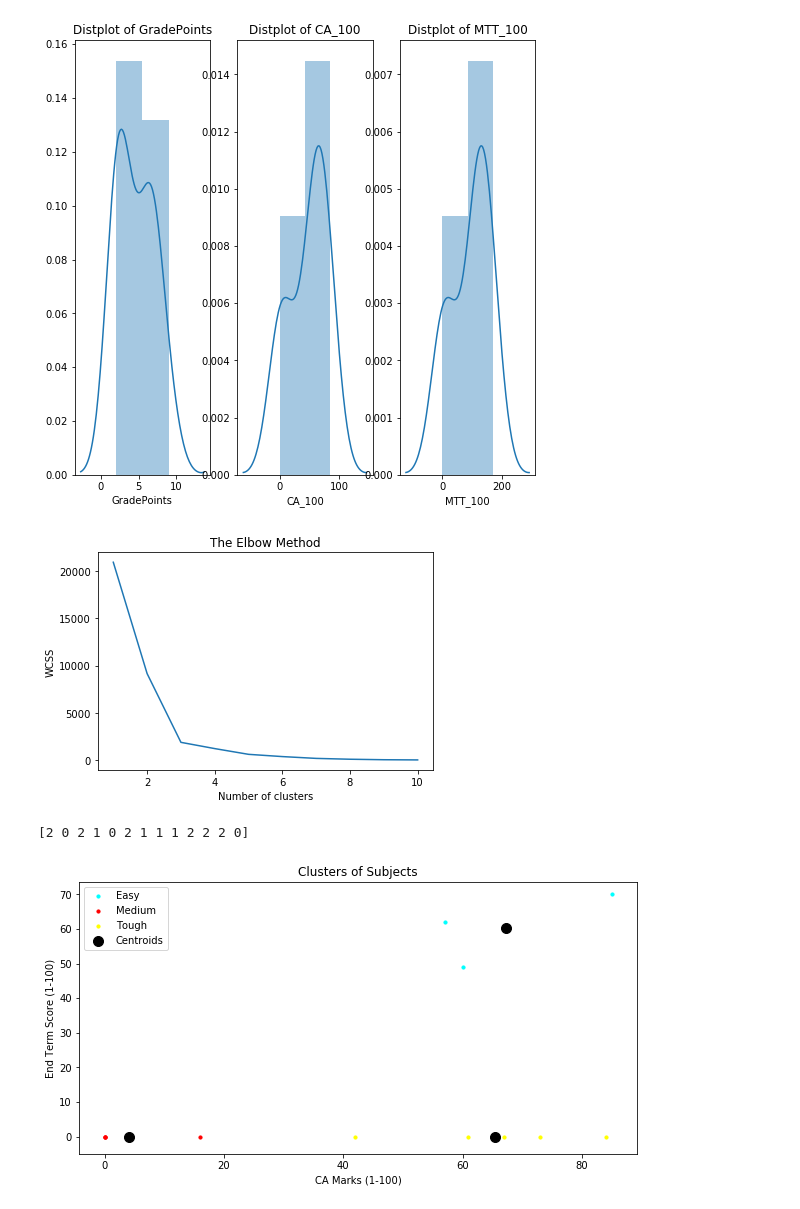
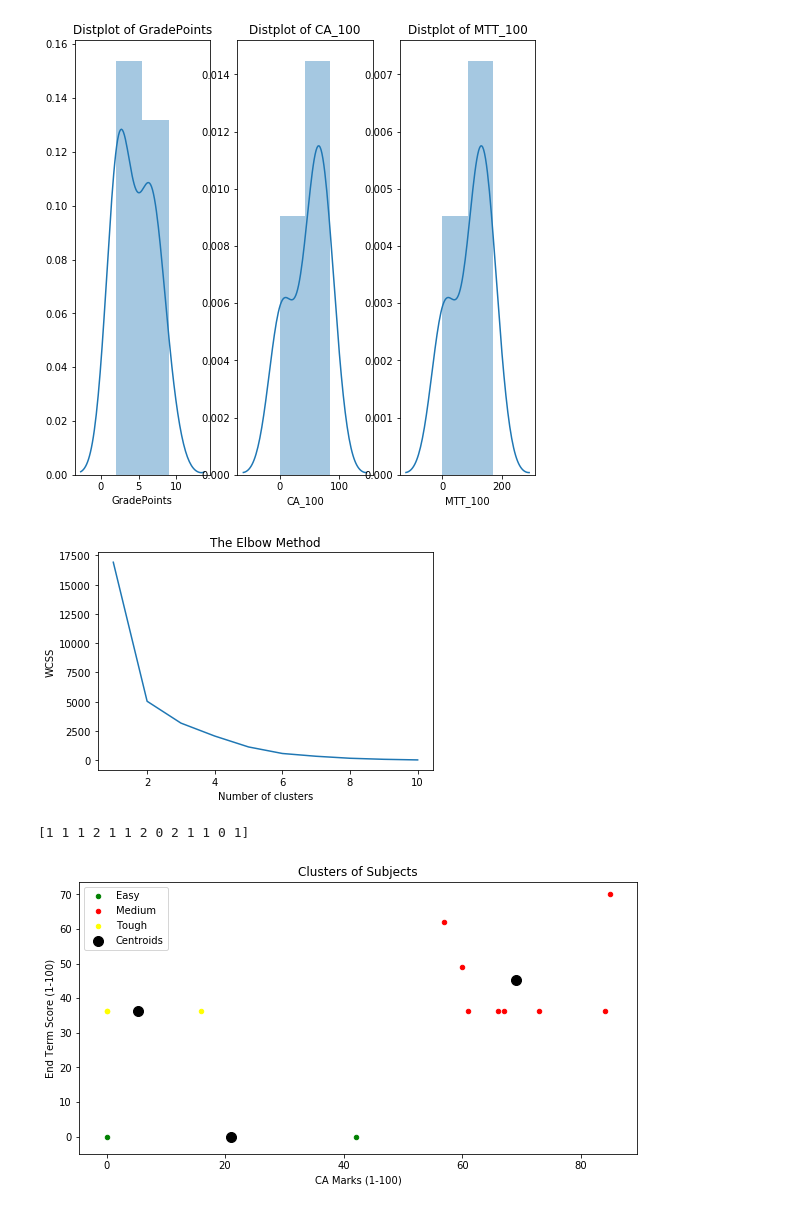
Before and after one commit to Yash-Pandey07/Clustring, a Jupyter notebook: Yash(11701070)_KM028.ipynb, the cells around one changed output. Saved outputs shown, nothing was run; the diff lists cells and outputs as text; code cells hidden in the pictures.

```diff
--- a/Yash(11701070)_KM028.ipynb
+++ b/Yash(11701070)_KM028.ipynb
@@ -225 +223,3 @@ for index,row in df1.iterrows():
+# %%
+df1['EndTerm']=new_list
 # %%
@@ -245,4 +242,5 @@ dtype: int64
 # %%
 df1['CA_100'].fillna((df1['CA_100'].mean()), inplace=True)
 df1['ETP_100'].fillna((df1['ETP_100'].mean()), inplace=True)
+df1['ETT_100'].fillna((df1['ETT_100'].mean()), inplace=True)
 # %%
@@ -273,6 +271,8 @@ mid_term100=[]
 for index,row in df1.iterrows():
     mid_term100.append((row['MTT_50']/50)*100)
 df1['MTT_100']=mid_term100
+# %%
+df1['MTT_100']=mid_term100
 # %%
 df1['Grade'].unique()
 # %% [output]
@@ -335,28 +335,28 @@ plt.xlabel('Number of clusters')
 plt.ylabel('WCSS')
 plt.show()
 # %% [output]
-[figure, old version]
+[figure, new version]
 # %%
 kmeans = KMeans(n_clusters = 3, init = 'k-means++')
 y_kmeans = kmeans.fit_predict(x)
 print(y_kmeans)
 # %% [output]
-[2 0 2 1 0 2 1 1 1 2 2 2 0]
+[1 1 1 2 1 1 2 0 2 1 1 0 1]
 # %%
 df_pred = pd.DataFrame(y_kmeans)
 # %%
 plt.figure(1 , figsize = (10 , 5))
-plt.scatter(x[y_kmeans == 0, 0], x[y_kmeans == 0, 1], s = 10, c = 'aqua', label ='Easy' )
-plt.scatter(x[y_kmeans == 1, 0], x[y_kmeans == 1, 1], s = 10, c = 'red', label ='Medium' )
-plt.scatter(x[y_kmeans == 2, 0], x[y_kmeans == 2, 1], s = 10, c = 'yellow', label ='Tough' )
+plt.scatter(x[y_kmeans == 0, 0], x[y_kmeans == 0, 1], s = 20, c = 'green', label ='Easy' )
+plt.scatter(x[y_kmeans == 1, 0], x[y_kmeans == 1, 1], s = 20, c = 'red', label ='Medium' )
+plt.scatter(x[y_kmeans == 2, 0], x[y_kmeans == 2, 1], s = 20, c = 'yellow', label ='Tough' )
 plt.scatter(kmeans.cluster_centers_[:, 0], kmeans.cluster_centers_[:, 1], s = 100, c = 'black', label = 'Centroids')
 plt.title('Clusters of Subjects')
 plt.xlabel('CA Marks (1-100)')
 plt.ylabel('End Term Score (1-100)')
 plt.legend()
 plt.show()
 # %% [output]
-[figure, old version]
+[figure, new version]
 # %%
 kmeans.cluster_centers_
 # %% [output]
```
Also changed, not shown: parts of 21 cells of this notebook.
